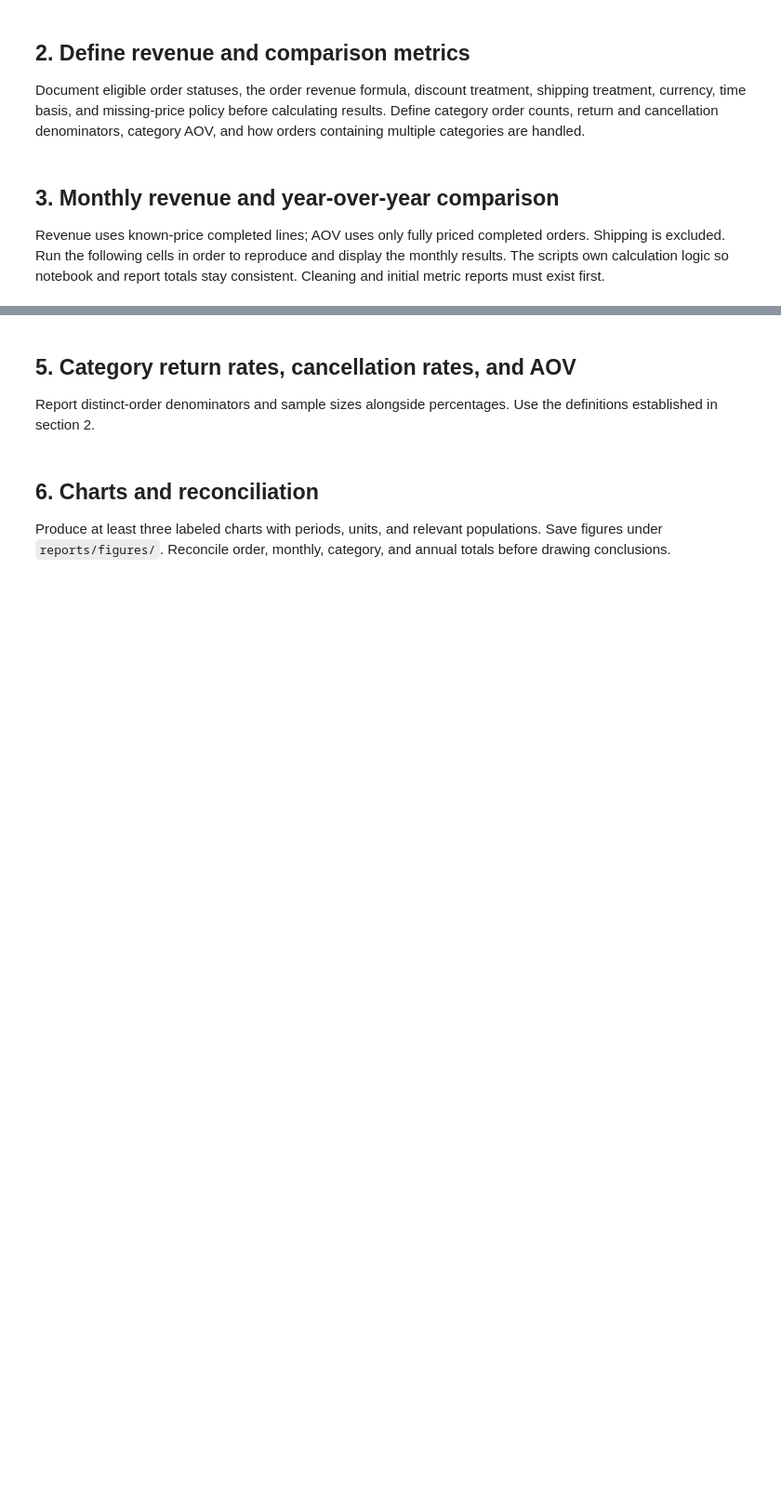
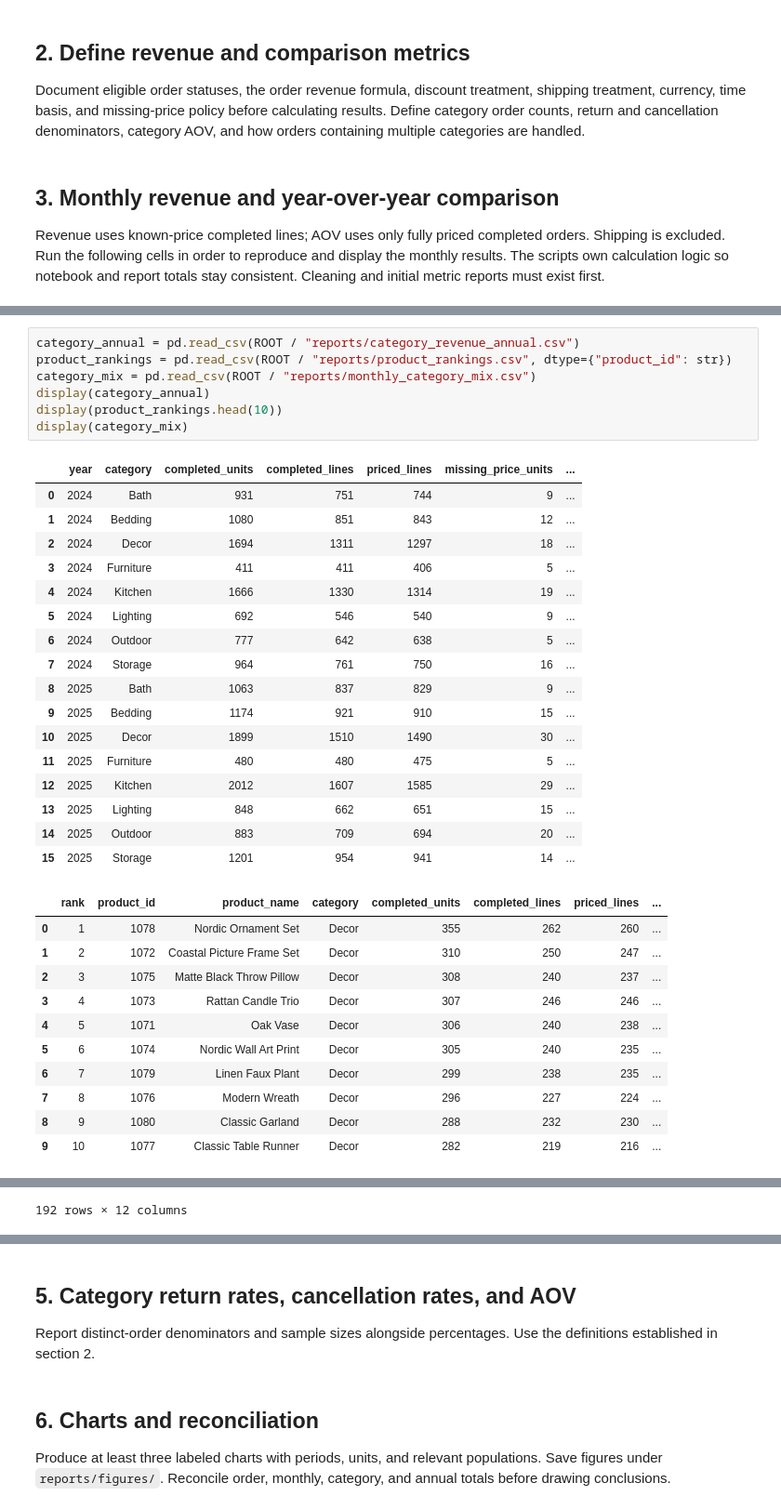
Before and after one commit to Mohamed-Shaheedullah/wayfair-analysis-AI, a Jupyter notebook: notebooks/ecommerce_analysis.ipynb, the cells around one changed output, grey strips where cells are left out. Shown at 93% size. Drawn from its saved outputs; the diff is of its cells as text; blank space fills up the shorter version.

```diff
--- a/notebooks/ecommerce_analysis.ipynb
+++ b/notebooks/ecommerce_analysis.ipynb
@@ -46,0 +129,36 @@ Rank categories by revenue and products by eligible quantity. Keep product IDs w
+# %%
+category_annual = pd.read_csv(ROOT / "reports/category_revenue_annual.csv")
+product_rankings = pd.read_csv(ROOT / "reports/product_rankings.csv", dtype={"product_id": str})
+category_mix = pd.read_csv(ROOT / "reports/monthly_category_mix.csv")
+display(category_annual)
+display(product_rankings.head(10))
+display(category_mix)
+# %% [output]
+|  | year | category | completed_units | completed_lines | priced_lines | missing_price_units | ... |
+| 0 | 2024 | Bath | 931 | 751 | 744 | 9 | ... |
+| 1 | 2024 | Bedding | 1080 | 851 | 843 | 12 | ... |
+| 2 | 2024 | Decor | 1694 | 1311 | 1297 | 18 | ... |
+| 3 | 2024 | Furniture | 411 | 411 | 406 | 5 | ... |
+| 4 | 2024 | Kitchen | 1666 | 1330 | 1314 | 19 | ... |
+| 5 | 2024 | Lighting | 692 | 546 | 540 | 9 | ... |
+| 6 | 2024 | Outdoor | 777 | 642 | 638 | 5 | ... |
+| 7 | 2024 | Storage | 964 | 761 | 750 | 16 | ... |
+| 8 | 2025 | Bath | 1063 | 837 | 829 | 9 | ... |
+| 9 | 2025 | Bedding | 1174 | 921 | 910 | 15 | ... |
+| 10 | 2025 | Decor | 1899 | 1510 | 1490 | 30 | ... |
+| 11 | 2025 | Furniture | 480 | 480 | 475 | 5 | ... |
+| 12 | 2025 | Kitchen | 2012 | 1607 | 1585 | 29 | ... |
+| 13 | 2025 | Lighting | 848 | 662 | 651 | 15 | ... |
+| 14 | 2025 | Outdoor | 883 | 709 | 694 | 20 | ... |
+| 15 | 2025 | Storage | 1201 | 954 | 941 | 14 | ... |
+|  | rank | product_id | product_name | category | completed_units | completed_lines | priced_lines | ... |
+| 0 | 1 | 1078 | Nordic Ornament Set | Decor | 355 | 262 | 260 | ... |
+| 1 | 2 | 1072 | Coastal Picture Frame Set | Decor | 310 | 250 | 247 | ... |
+| 2 | 3 | 1075 | Matte Black Throw Pillow | Decor | 308 | 240 | 237 | ... |
+| 3 | 4 | 1073 | Rattan Candle Trio | Decor | 307 | 246 | 246 | ... |
+| 4 | 5 | 1071 | Oak Vase | Decor | 306 | 240 | 238 | ... |
+| 5 | 6 | 1074 | Nordic Wall Art Print | Decor | 305 | 240 | 235 | ... |
+| 6 | 7 | 1079 | Linen Faux Plant | Decor | 299 | 238 | 235 | ... |
+| 7 | 8 | 1076 | Modern Wreath | Decor | 296 | 227 | 224 | ... |
+| 8 | 9 | 1080 | Classic Garland | Decor | 288 | 232 | 230 | ... |
+| 9 | 10 | 1077 | Classic Table Runner | Decor | 282 | 219 | 216 | ... |
@@ -46,0 +177 @@ Rank categories by revenue and products by eligible quantity. Keep product IDs w
+192 rows × 12 columns
```
Also changed, not shown: parts of 9 cells of this notebook, 11 other files.
